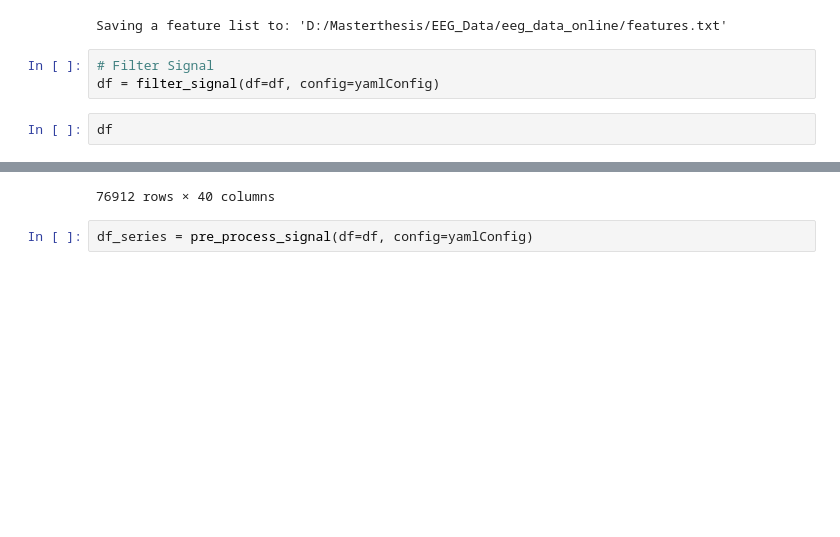
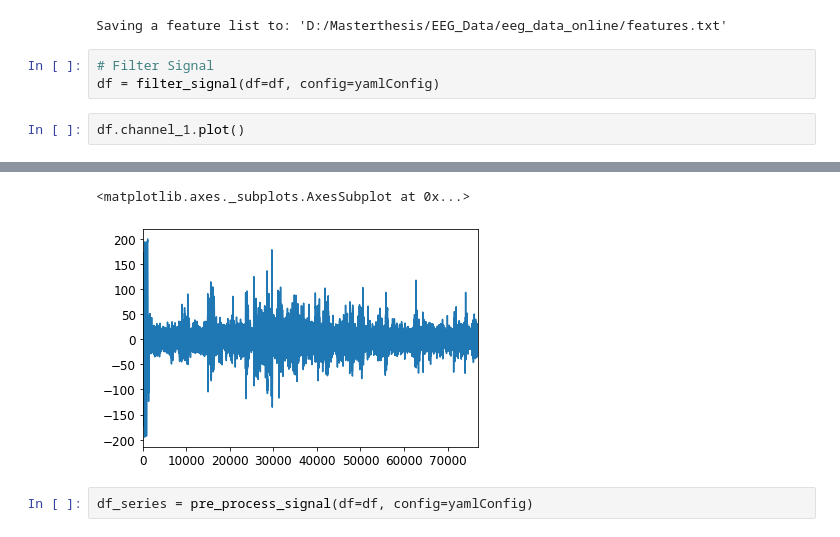
Before and after one commit to mudo121/thesis_eeg, a Jupyter notebook: test_pipeline.ipynb, the cells around one changed output, grey strips where cells are left out. Saved outputs shown, nothing was run; the diff lists cells and outputs as text; blank space fills up the shorter version.

```diff
--- a/test_pipeline.ipynb
+++ b/test_pipeline.ipynb
@@ -53,5 +53,5 @@ Saving a feature list to: 'D:/Masterthesis/EEG_Data/eeg_data_online/features.txt
 # Filter Signal
 df = filter_signal(df=df, config=yamlConfig)
 # %%
-df
+df.channel_1.plot()
 # %% [output]
@@ -70,4 +58,5 @@ df
-76912 rows × 40 columns
+<matplotlib.axes._subplots.AxesSubplot at 0x...>
+[figure, added]
 # %%
 df_series = pre_process_signal(df=df, config=yamlConfig)
 # %% [output]
```
Also changed, not shown: parts of 1 cell of this notebook, 3 other files.
